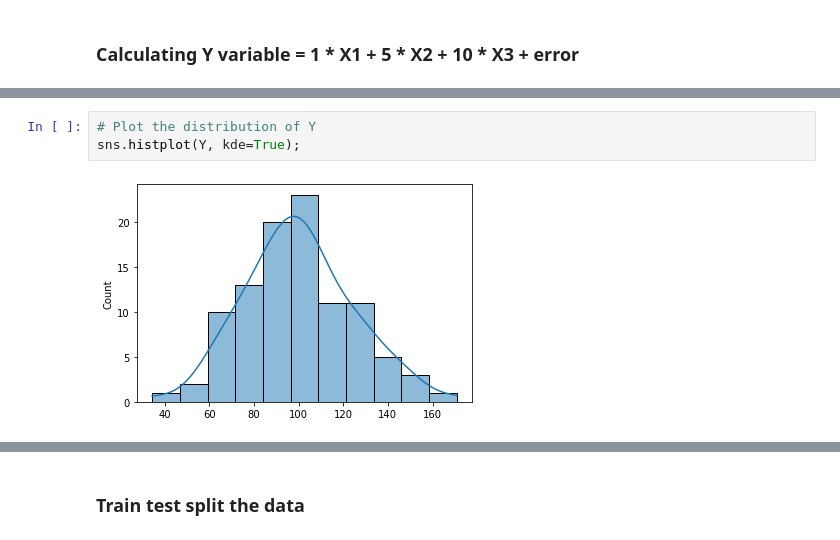
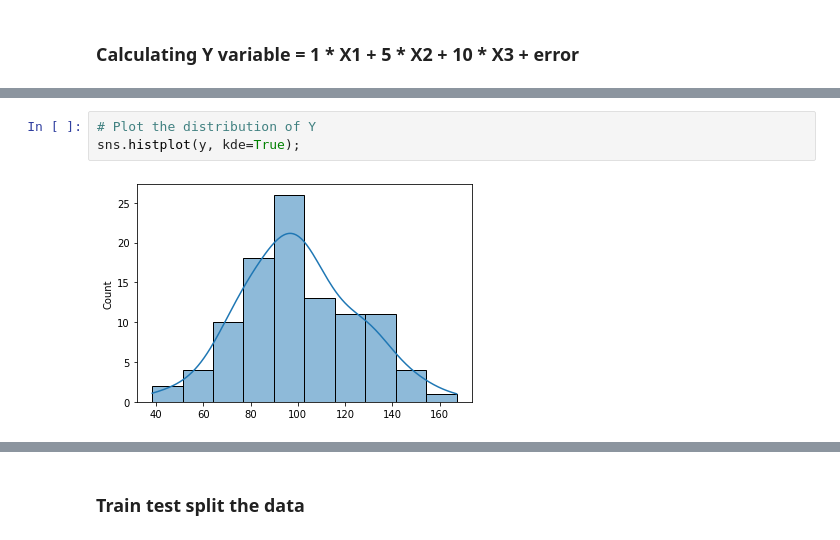
Before and after one commit to Mythamor/Linear_Regression, a Jupyter notebook: Linear_Regression.ipynb, the cells around one changed output, grey strips where cells are left out. Cells and saved outputs as stored; diff of their text form.

```diff
--- a/Linear_Regression.ipynb
+++ b/Linear_Regression.ipynb
@@ -137,8 +136,8 @@ df.head()
 # %%
 # Plot the distribution of Y
-sns.histplot(Y, kde=True);
+sns.histplot(y, kde=True);
 # %% [output]
-[figure, old version]
+[figure, new version]
 # %%
 # Statistical analysis of all adat points
 df.describe()
```
Also changed, not shown: parts of 14 cells of this notebook.
